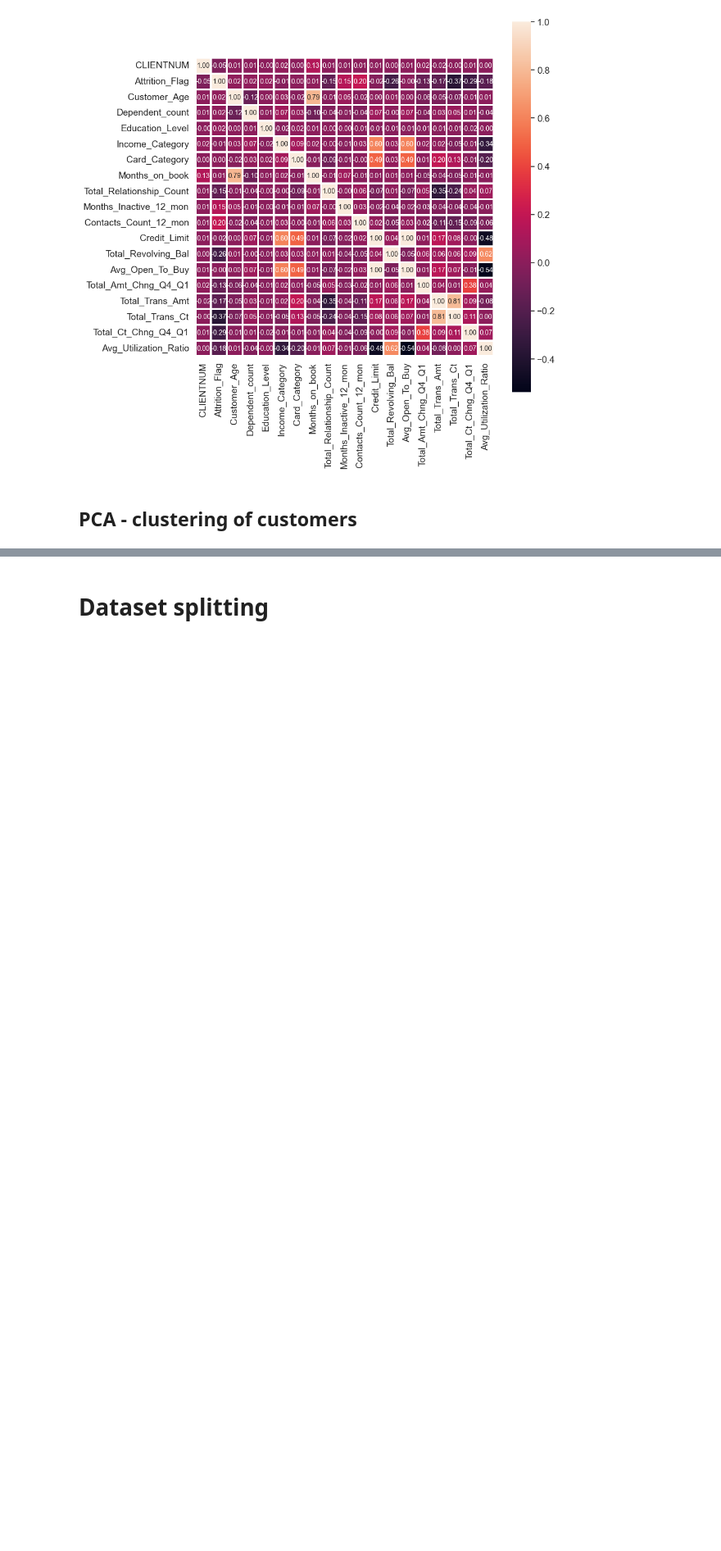
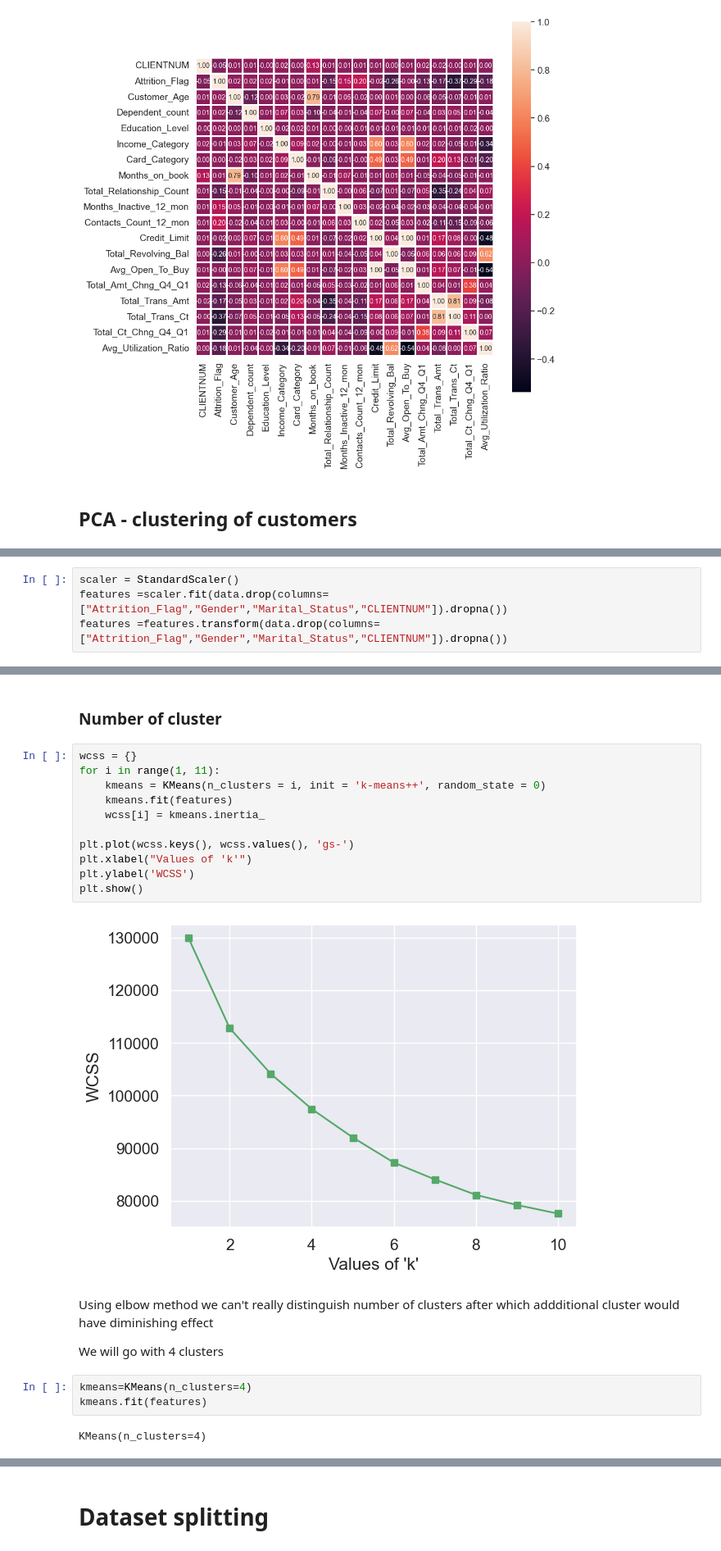
Before and after one commit to kasiadybcio/Credit_card, a Jupyter notebook: eda.ipynb, the cells around one changed output, grey strips where cells are left out. Shown at 82% size. Drawn from its saved outputs; the diff is of its cells as text; blank space fills up the shorter version.

```diff
--- a/eda.ipynb
+++ b/eda.ipynb
@@ -678,0 +712,4 @@ to do
+# %%
+scaler = StandardScaler()
+features =scaler.fit(data.drop(columns=["Attrition_Flag","Gender","Marital_Status","CLIENTNUM"]).dropna())
+features =features.transform(data.drop(columns=["Attrition_Flag","Gender","Marital_Status","CLIENTNUM"]).dropna())
@@ -678,0 +732,24 @@ to do
+# %% [markdown]
+### Number of cluster
+# %%
+wcss = {}
+for i in range(1, 11):
+    kmeans = KMeans(n_clusters = i, init = 'k-means++', random_state = 0)
+    kmeans.fit(features)
+    wcss[i] = kmeans.inertia_
+
+plt.plot(wcss.keys(), wcss.values(), 'gs-')
+plt.xlabel("Values of 'k'")
+plt.ylabel('WCSS')
+plt.show()
+# %% [output]
+[figure, added]
+# %% [markdown]
+Using elbow method we can't really distinguish number of clusters after which addditional cluster would have diminishing effect
+
+We will go with 4 clusters
+# %%
+kmeans=KMeans(n_clusters=4)
+kmeans.fit(features)
+# %% [output]
+KMeans(n_clusters=4)
```
Also changed, not shown: parts of 19 cells of this notebook.
